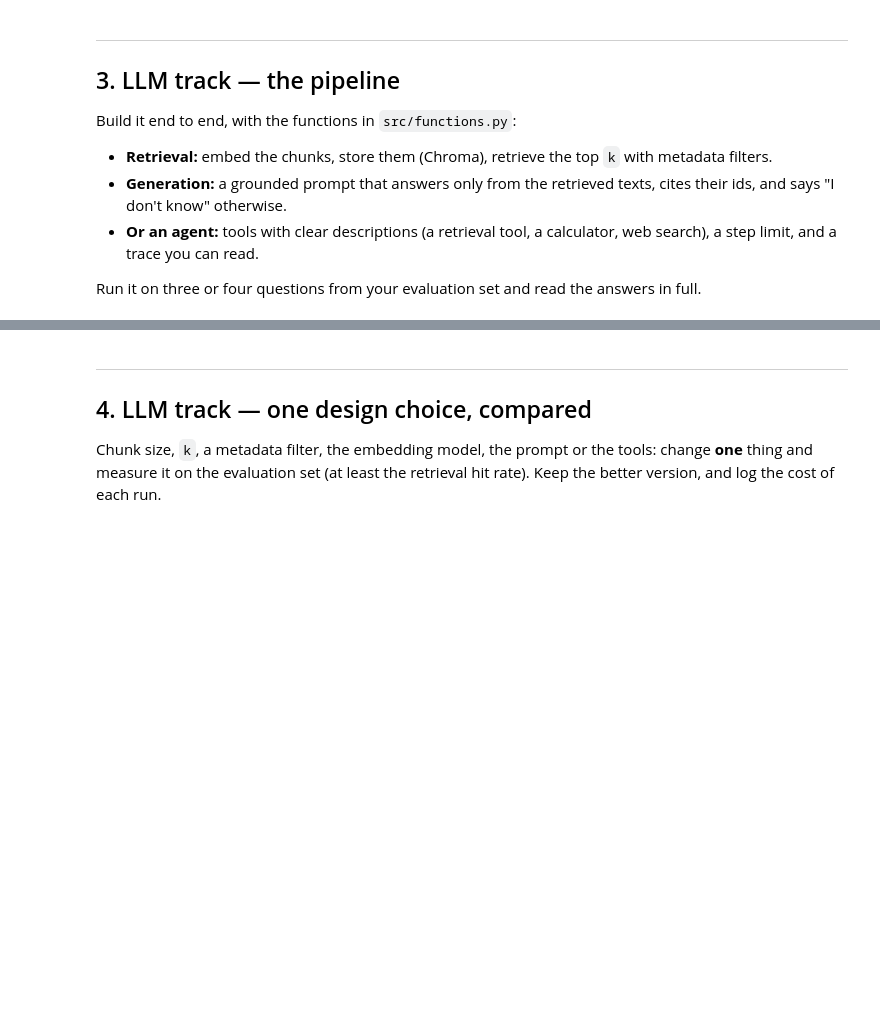
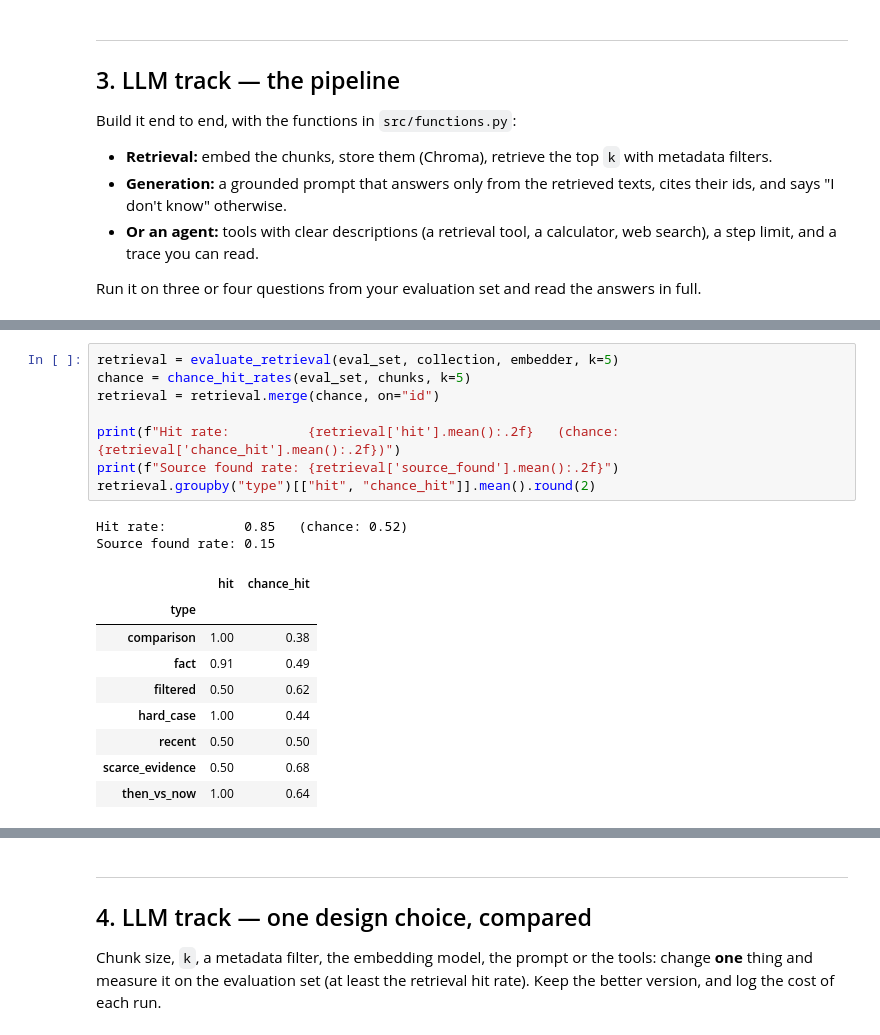
Before and after one commit to nachocarbovalle/IronHack-Final-Project-, a Jupyter notebook: notebooks/02_build.ipynb, the cells around one changed output, grey strips where cells are left out. Cells and saved outputs as stored; diff of their text form; blank space fills up the shorter version.

```diff
--- a/notebooks/02_build.ipynb
+++ b/notebooks/02_build.ipynb
@@ -55,0 +114,20 @@ Run it on three or four questions from your evaluation set and read the answers
+# %%
+retrieval = evaluate_retrieval(eval_set, collection, embedder, k=5)
+chance = chance_hit_rates(eval_set, chunks, k=5)
+retrieval = retrieval.merge(chance, on="id")
+
+print(f"Hit rate:          {retrieval['hit'].mean():.2f}   (chance: {retrieval['chance_hit'].mean():.2f})")
+print(f"Source found rate: {retrieval['source_found'].mean():.2f}")
+retrieval.groupby("type")[["hit", "chance_hit"]].mean().round(2)
+# %% [output]
+Hit rate:          0.85   (chance: 0.52)
+Source found rate: 0.15
+|  | hit | chance_hit |
+| type |  |  |
+| comparison | 1.00 | 0.38 |
+| fact | 0.91 | 0.49 |
+| filtered | 0.50 | 0.62 |
+| hard_case | 1.00 | 0.44 |
+| recent | 0.50 | 0.50 |
+| scarce_evidence | 0.50 | 0.68 |
+| then_vs_now | 1.00 | 0.64 |
```
Also changed, not shown: parts of 23 cells of this notebook, 2 other files.
